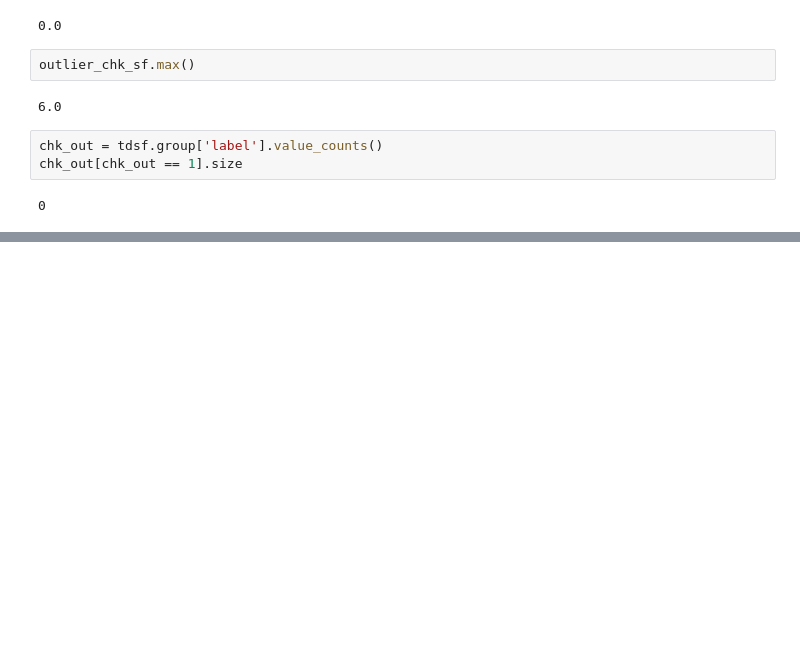
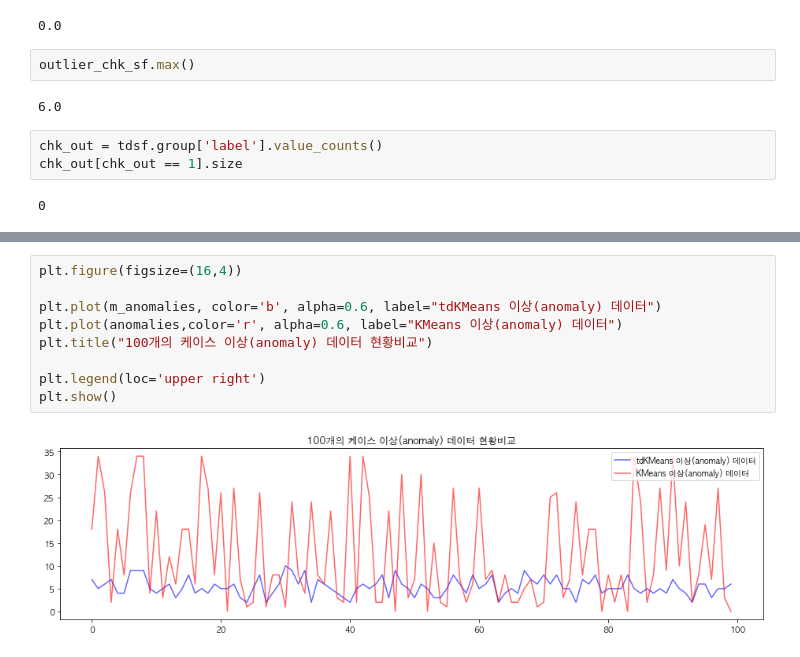
Before and after one commit to formegusto/distribution-public-fee, a Jupyter notebook: pt5.compare.ipynb, the cells around one changed output, grey strips where cells are left out. Saved outputs shown, nothing was run; the diff lists cells and outputs as text; blank space fills up the shorter version.

```diff
--- a/pt5.compare.ipynb
+++ b/pt5.compare.ipynb
@@ -407,2 +407,13 @@ print(anomalies.max(), m_2_anomalies.max())
+# %%
+plt.figure(figsize=(16,4))
+
+plt.plot(m_anomalies, color='b', alpha=0.6, label="tdKMeans 이상(anomaly) 데이터")
+plt.plot(anomalies,color='r', alpha=0.6, label="KMeans 이상(anomaly) 데이터")
+plt.title("100개의 케이스 이상(anomaly) 데이터 현황비교")
+
+plt.legend(loc='upper right')
+plt.show()
+# %% [output]
+[figure, added]
 # %%
 plt.figure(figsize=(16,4))
```
Also changed, not shown: parts of 5 cells of this notebook, 2 other files.
